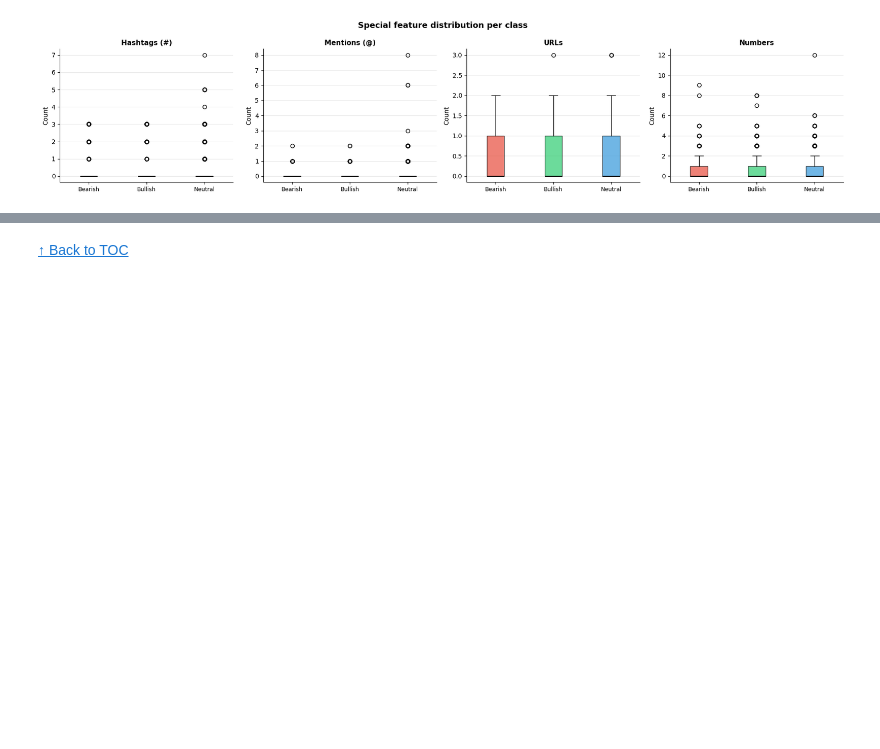
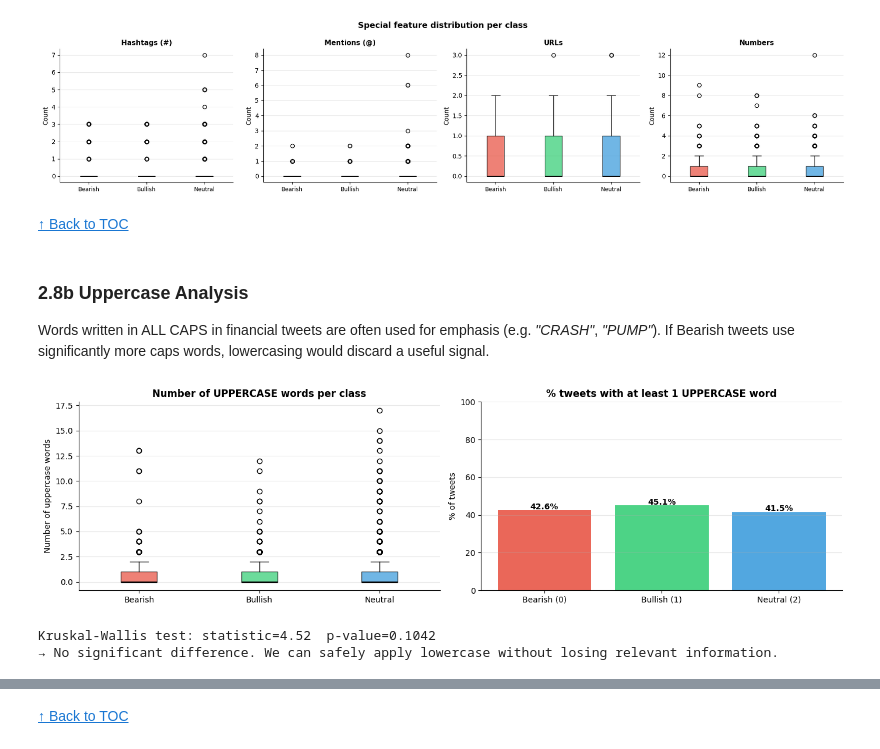
Before and after one commit to rodbarretoteixeira/Text_Mining, a Jupyter notebook: projeto/tm_tests_xx.ipynb, the cells around one changed output, grey strips where cells are left out. Cells and saved outputs as stored; diff of their text form; code cells hidden in the pictures; blank space fills up the shorter version.

```diff
--- a/projeto/tm_tests_xx.ipynb
+++ b/projeto/tm_tests_xx.ipynb
@@ -448,3 +449,73 @@ Bearish (0)        0.17        0.02    0.51       0.53
 Bullish (1)        0.16        0.02    0.44       0.74
 Neutral (2)        0.27        0.05    0.57       0.42
 [figure]
+# %% [markdown]
+[↑ Back to TOC](#toc)
+# %% [markdown]
+<a class='anchor' id='2-8b'></a>
+### 2.8b Uppercase Analysis
+
+Words written in ALL CAPS in financial tweets are often used for emphasis (e.g. *"CRASH"*, *"PUMP"*). If Bearish tweets use significantly more caps words, lowercasing would discard a useful signal.
+# %%
+# Uppercase analysis per class
+df_caps = pd.read_csv('train.csv')
+
+# Remove cashtags first so tickers ($TSLA) don't inflate the caps count
+df_caps['text_no_cashtag'] = df_caps['text'].str.replace(r'\$[A-Za-z]{1,5}', ' ', regex=True)
+
+df_caps['n_caps_words'] = df_caps['text_no_cashtag'].apply(
+    lambda x: sum(1 for w in str(x).split() if w.isupper() and len(w) > 1)
+)
+df_caps['n_caps_chars'] = df_caps['text_no_cashtag'].apply(
+    lambda x: sum(1 for c in str(x) if c.isupper())
+)
+df_caps['pct_caps_words'] = df_caps.apply(
+    lambda row: row['n_caps_words'] / max(len(str(row['text_no_cashtag']).split()), 1) * 100,
+    axis=1
+)
+fig, axes = plt.subplots(1, 2, figsize=(14, 4))
+
+# Boxplot — Number of UPPERCASE words per class
+data_caps = [df_caps[df_caps['label'] == lbl]['n_caps_words'].values for lbl in [0, 1, 2]]
+bp = axes[0].boxplot(data_caps, patch_artist=True, medianprops={'color': 'black', 'linewidth': 2})
+for patch, lbl in zip(bp['boxes'], [0, 1, 2]):
+    patch.set_facecolor(CLASS_COLORS[lbl])
+    patch.set_alpha(0.7)
+axes[0].set_xticklabels(['Bearish', 'Bullish', 'Neutral'])
+axes[0].set_title('Number of UPPERCASE words per class', fontsize=12, fontweight='bold')
+axes[0].set_ylabel('Number of uppercase words')
+axes[0].grid(axis='y', alpha=0.3)
+axes[0].spines[['top', 'right']].set_visible(False)
+
+# % of tweets with at least 1 uppercase word
+pct_with_caps = df_caps.groupby('label').apply(
+    lambda g: (g['n_caps_words'] > 0).mean() * 100
+).rename(index=CLASS_NAMES)
+
+bars = axes[1].bar(pct_with_caps.index, pct_with_caps.values,
+                   color=[CLASS_COLORS[0], CLASS_COLORS[1], CLASS_COLORS[2]],
+                   edgecolor='none', alpha=0.85)
+for bar, val in zip(bars, pct_with_caps.values):
+    axes[1].text(bar.get_x() + bar.get_width() / 2, bar.get_height() + 0.5,
+                 f'{val:.1f}%', ha='center', fontsize=10, fontweight='bold')
+axes[1].set_title('% tweets with at least 1 UPPERCASE word', fontsize=12, fontweight='bold')
+axes[1].set_ylabel('% of tweets')
+axes[1].set_ylim(0, 100)
+axes[1].grid(axis='y', alpha=0.3)
+axes[1].spines[['top', 'right']].set_visible(False)
+
+plt.tight_layout()
+plt.show()
+
+groups_caps = [df_caps[df_caps['label'] == lbl]['n_caps_words'] for lbl in [0, 1, 2]]
+stat_caps, p_caps = stats.kruskal(*groups_caps)
+print(f'Kruskal-Wallis test: statistic={stat_caps:.2f}  p-value={p_caps:.4f}')
+
+if p_caps < 0.05:
+    print('→ Significant difference! Uppercase words might be a useful feature — consider NOT applying lowercase.')
+else:
+    print('→ No significant difference. We can safely apply lowercase without losing relevant information.')
+# %% [output]
+[figure, added]
+Kruskal-Wallis test: statistic=4.52  p-value=0.1042
+→ No significant difference. We can safely apply lowercase without losing relevant information.
```
Also changed, not shown: parts of 24 cells of this notebook.
